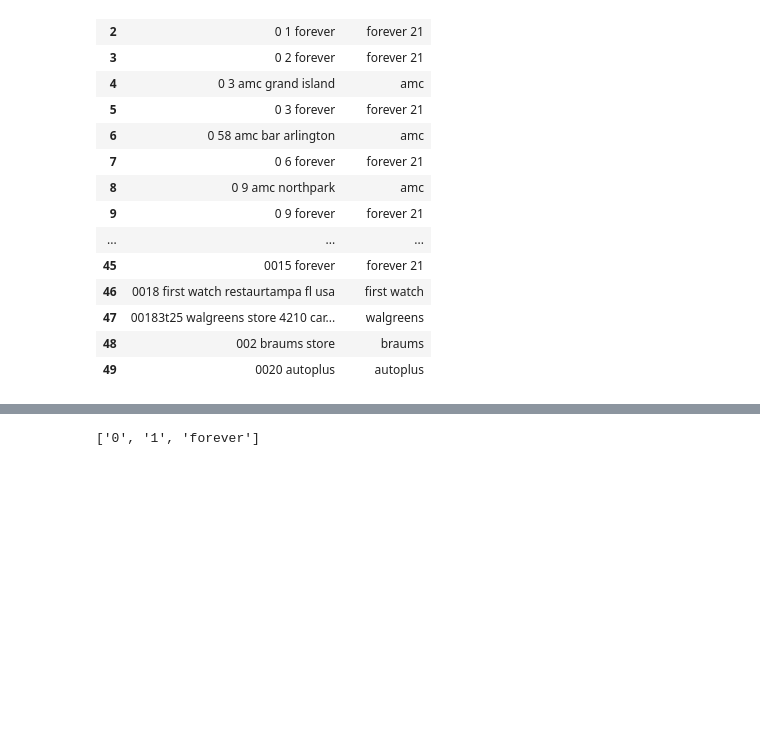
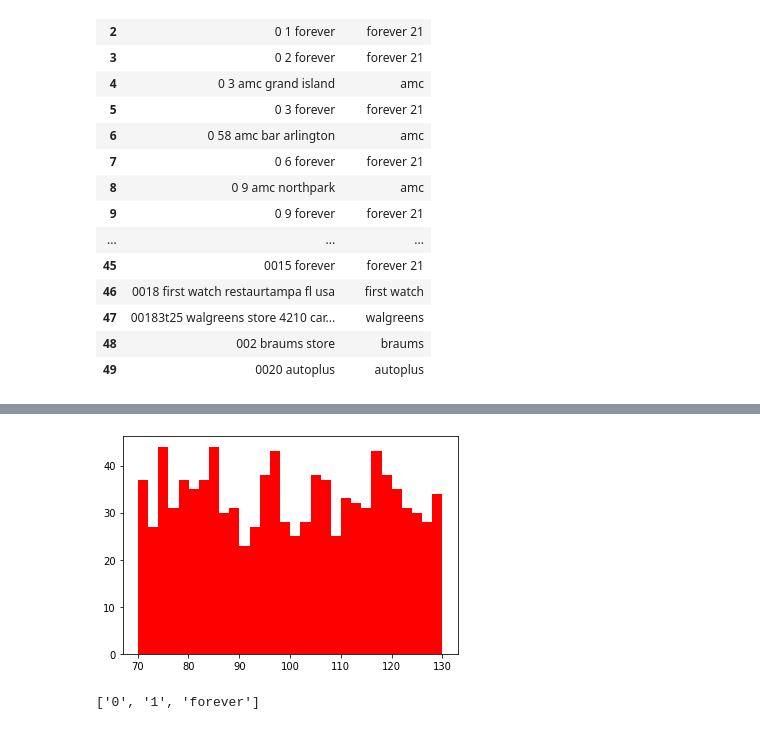
Before and after one commit to xiaoyangxuoo021/merchant_name_extraction_cnn, a Jupyter notebook: play.ipynb, the cells around one changed output, grey strips where cells are left out. Drawn from its saved outputs; the diff is of its cells as text; code cells hidden in the pictures; blank space fills up the shorter version.

```diff
--- a/play.ipynb
+++ b/play.ipynb
@@ -36,3 +50,8 @@ from nltk import word_tokenize
+# %%
+s_2 = np.random.uniform(70, 130, 1000)
+count, bins, ignored = plt.hist(s_2, 30, density=False, color = 'r')
+# %% [output]
+[figure, added]
 # %%
 # raw_docs = ["Here are some very simple basic sentences.",
 # "They won't be very interesting, I'm afraid.",
```
Also changed, not shown: parts of 1 cell of this notebook, 2 other files.
